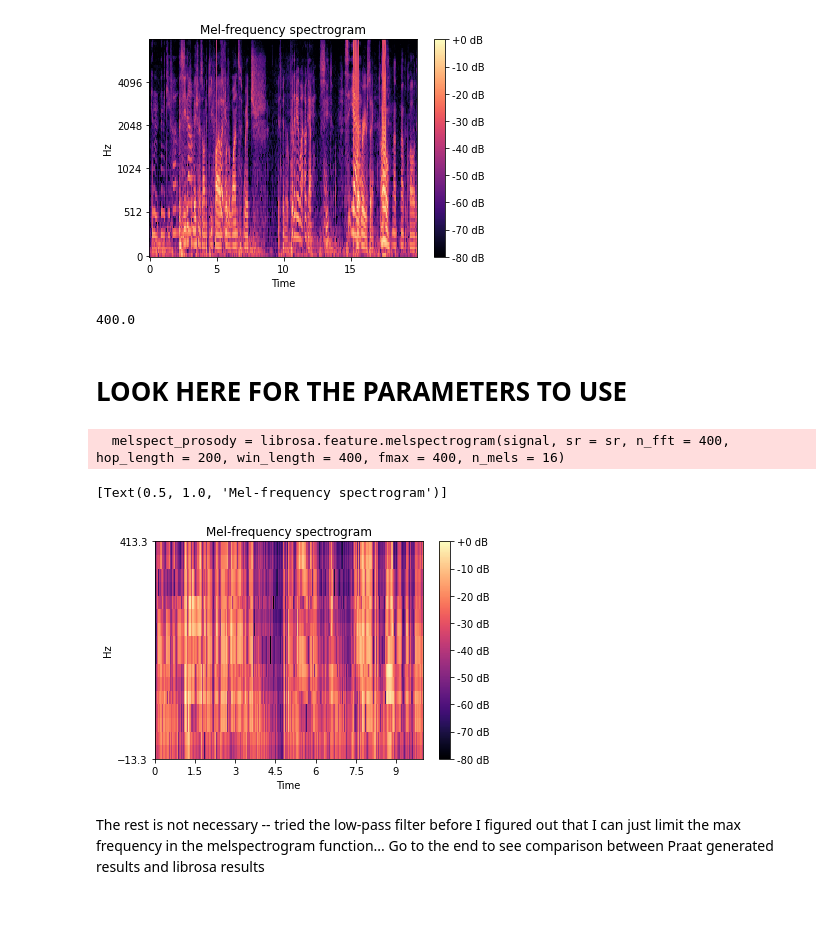
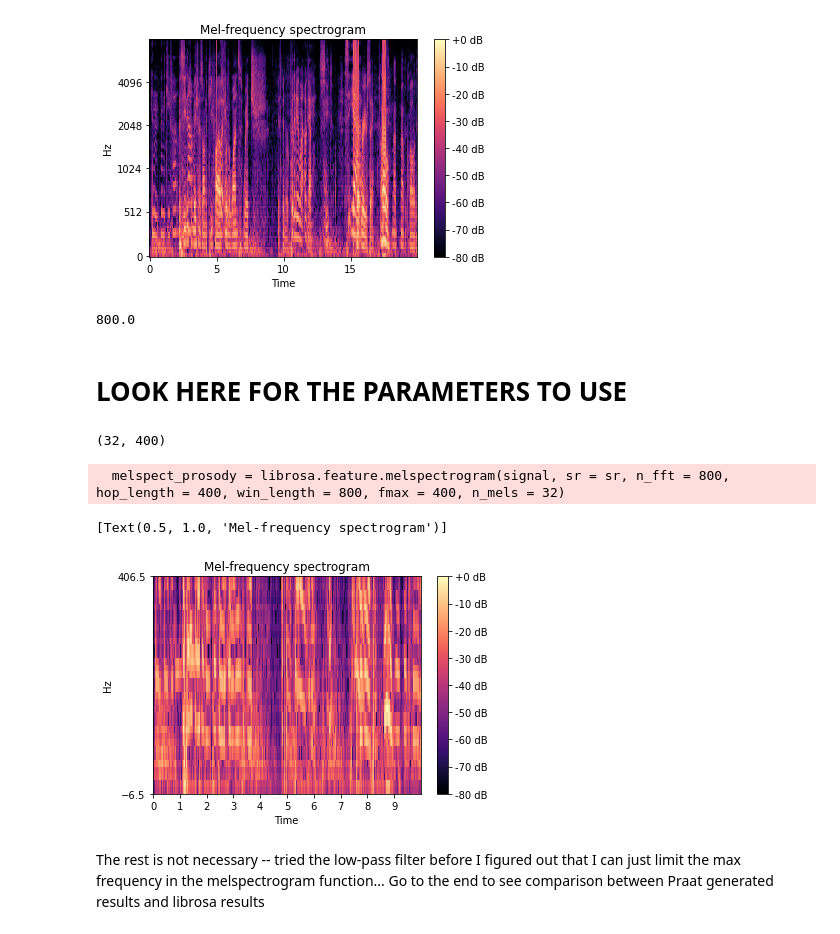
Before and after one commit to AI4GoodProject/speechRecForMeeting, a Jupyter notebook: downsampled_spectrogram.ipynb, the cells around one changed output. Drawn from its saved outputs; the diff is of its cells as text; code cells hidden in the pictures.

```diff
--- a/downsampled_spectrogram.ipynb
+++ b/downsampled_spectrogram.ipynb
@@ -26,30 +26,32 @@ ax.set(title='Mel-frequency spectrogram')
 [figure]
 # %%
 # Calculate window length
-win_len_time_s = 0.025
+win_len_time_s = 0.05
 sampling_frequency = 16000
 
 win_len = win_len_time_s / (1 / sampling_frequency)
 win_len
 # %% [output]
-400.0
+800.0
 # %% [markdown]
 # LOOK HERE FOR THE PARAMETERS TO USE
 # %%
 # Modifying parameters  for downsampling and tracking prosody
-melspect_prosody = librosa.feature.melspectrogram(signal, sr = sr, n_fft = 400, hop_length = 200, win_length = 400, fmax = 400, n_mels = 16)
+melspect_prosody = librosa.feature.melspectrogram(signal, sr = sr, n_fft = 800, hop_length = 400, win_length = 800, fmax = 400, n_mels = 32)
+print(melspect_prosody.shape)
 fig, ax = plt.subplots()
 S_dB = librosa.power_to_db(melspect_prosody, ref=np.max)
 img = librosa.display.specshow(S_dB, x_axis='time',
                          y_axis='mel', sr=sr,
-                         hop_length=200, fmax=400, ax=ax,
-                         win_length=400)
+                         hop_length=400, fmax=400, ax=ax,
+                         win_length=800)
 fig.colorbar(img, ax=ax, format='%+2.0f dB')
 ax.set(title='Mel-frequency spectrogram')
 # %% [output]
-  melspect_prosody = librosa.feature.melspectrogram(signal, sr = sr, n_fft = 400, hop_length = 200, win_length = 400, fmax = 400, n_mels = 16)
+(32, 400)
-[Text(0.5, 1.0, 'Mel-frequency spectrogram')]
+  melspect_prosody = librosa.feature.melspectrogram(signal, sr = sr, n_fft = 800, hop_length = 400, win_length = 800, fmax = 400, n_mels = 32)
+[Text(0.5, 1.0, 'Mel-frequency spectrogram')]
-[figure, old version]
+[figure, new version]
 # %% [markdown]
 The rest is not necessary -- tried the low-pass filter before I figured out that I can just limit the max frequency in the melspectrogram function...
 Go to the end to see comparison between Praat generated results and librosa results
```
